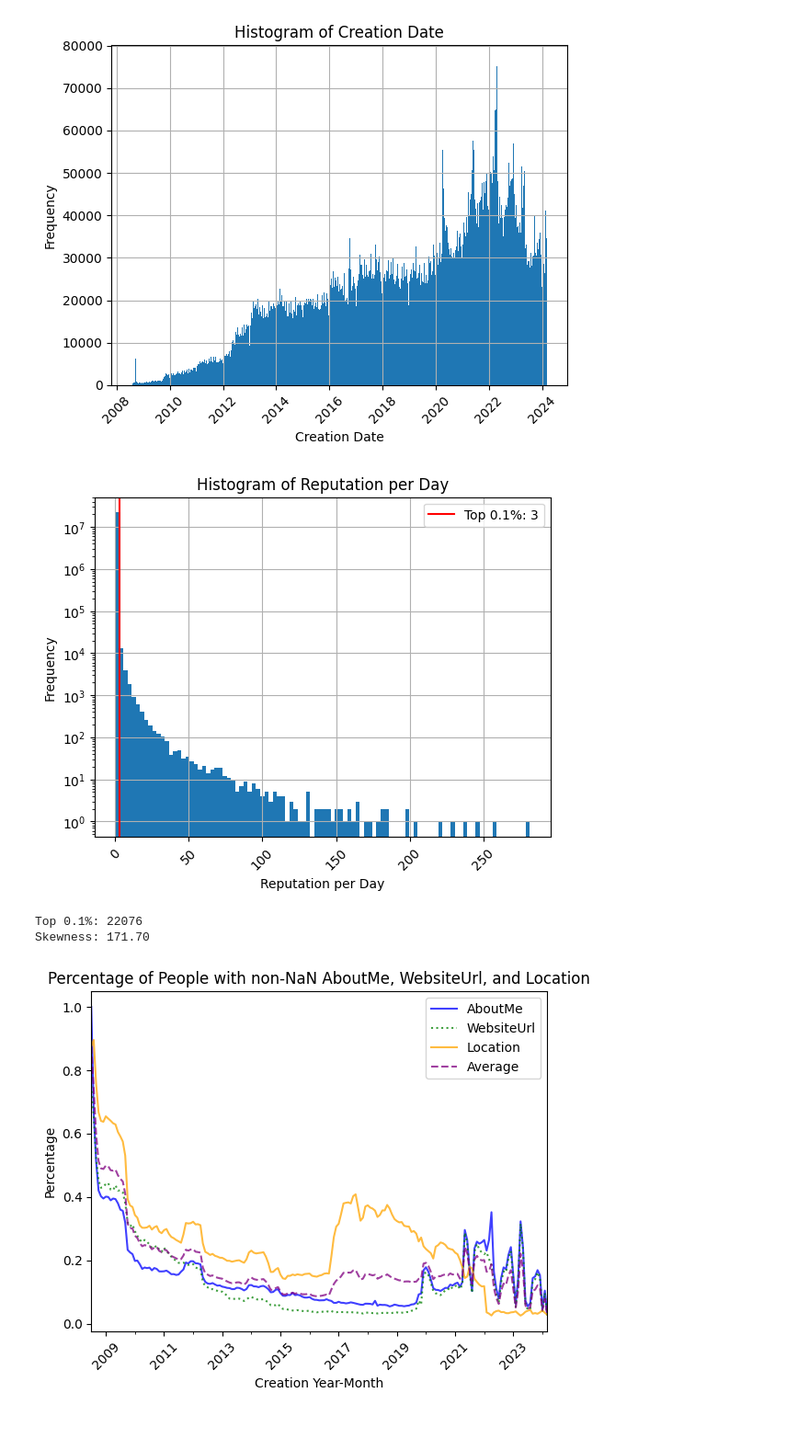
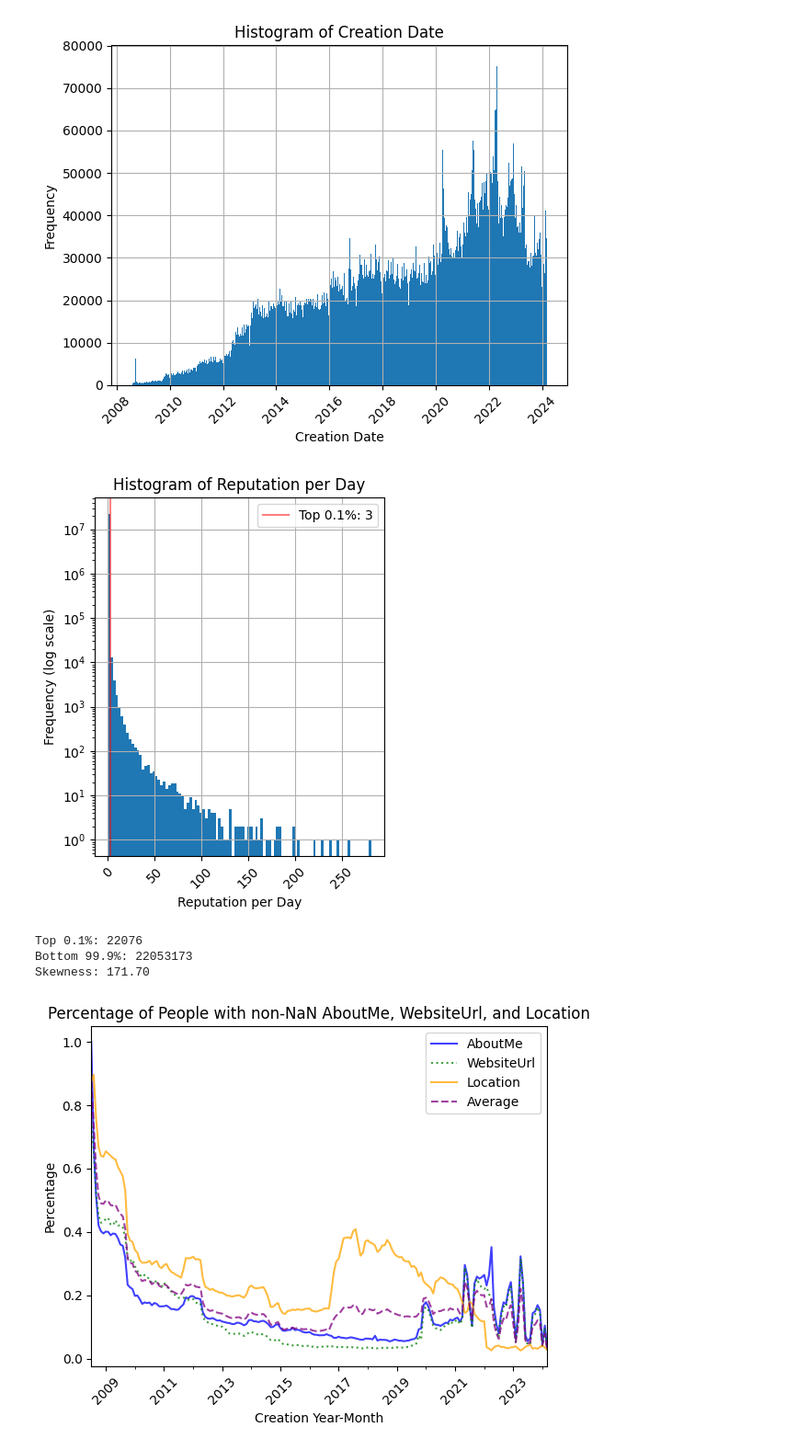
Before and after one commit to prithajnath/stackoverflow_analysis, a Jupyter notebook: notebooks/user_analysis.ipynb, the cells around one changed output. Shown: that part at 92% size. Drawn from its saved outputs; the diff is of its cells as text; code cells hidden in the pictures; blank space fills up the shorter version.

```diff
--- a/notebooks/user_analysis.ipynb
+++ b/notebooks/user_analysis.ipynb
@@ -126,34 +126,38 @@ plt.show()
 [figure]
 # %%
 # histogram of reputation per day
-plt.figure()
+plt.figure(figsize=(4, 5))
 users.ReputationPerDay.hist(bins=100)
 
 # vertical red line at top
 reputation_per_day = users.ReputationPerDay
 reputation_per_day = reputation_per_day[reputation_per_day > 0]
 reputation_per_day = reputation_per_day.sort_values(ascending=False)
 percentile = 0.999
 top1 = reputation_per_day.quantile(percentile)
-plt.axvline(x=top1, color="red", label=f"Top {1-percentile:.1%}: {top1:.0f}")
+plt.axvline(x=top1, color="red", label=f"Top {1-percentile:.1%}: {top1:.0f}", alpha=0.5)
 
 plt.title("Histogram of Reputation per Day")
 plt.xlabel("Reputation per Day")
-plt.ylabel("Frequency")
+plt.ylabel("Frequency (log scale)")
 plt.gca().xaxis.set_major_formatter(mticker.ScalarFormatter())
 plt.gca().xaxis.get_major_formatter().set_scientific(False)
 plt.xticks(rotation=45)
 plt.semilogy()
 plt.legend()
+plt.tight_layout()
+plt.savefig("../plots/reputation_per_day.png")
 plt.show()
 
 count_top = reputation_per_day[reputation_per_day > top1].count()
 print(f"Top {1-percentile:.1%}: {count_top}")
+print(f"Bottom {percentile:.1%}: {reputation_per_day[reputation_per_day <= top1].count()}")
 skewness = users.ReputationPerDay.skew()
 print(f"Skewness: {skewness:.2f}")
 # %% [output]
-[figure, old version]
+[figure, new version]
 Top 0.1%: 22076
+Bottom 99.9%: 22053173
 Skewness: 171.70
 # %%
 # new col CreationYearMonth which is CreationDate truncated to month
```
Also changed, not shown: parts of 3 cells of this notebook, 9 other files.
